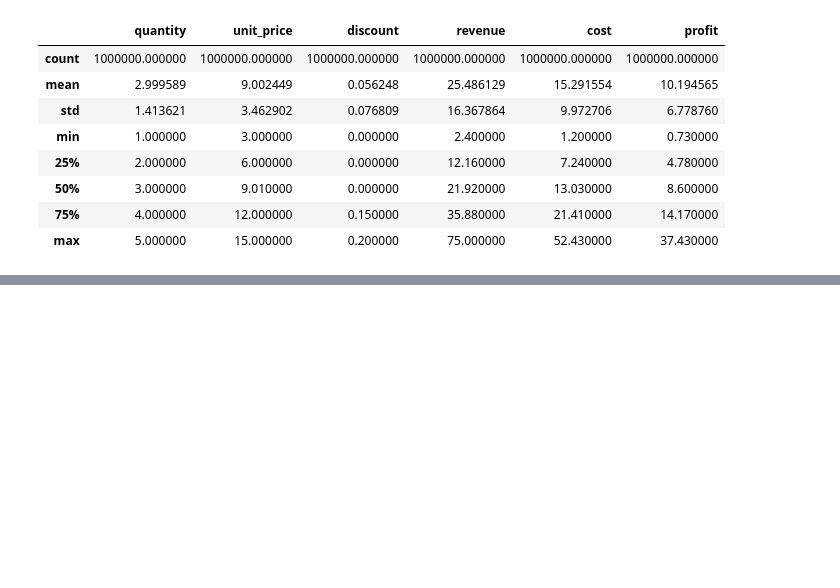
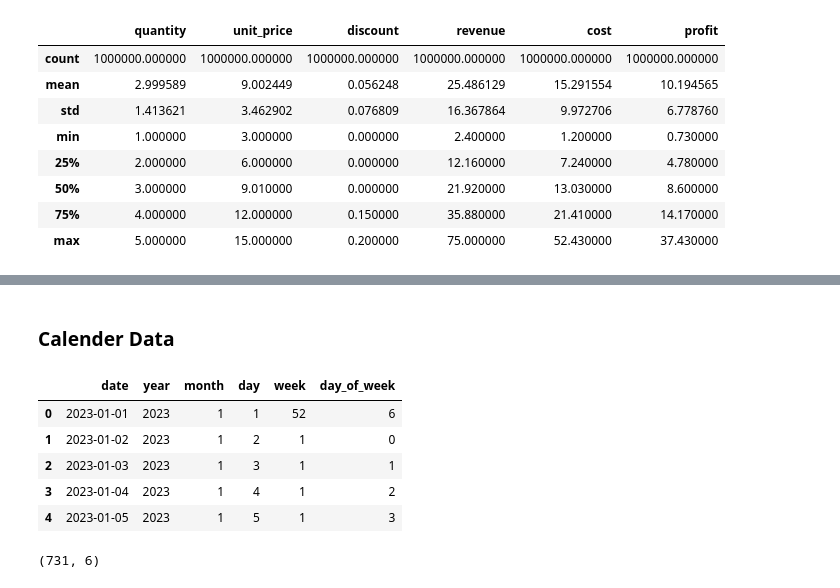
Before and after one commit to Abhaypanchal5/Data-Analytics-Portfolio, a Jupyter notebook: 04_End-To-End-Project/Chocolate sales/Notebook/notebook.ipynb, the cells around one changed output, grey strips where cells are left out. Cells and saved outputs as stored; diff of their text form; code cells hidden in the pictures; blank space fills up the shorter version.

```diff
--- a/04_End-To-End-Project/Chocolate sales/Notebook/notebook.ipynb
+++ b/04_End-To-End-Project/Chocolate sales/Notebook/notebook.ipynb
@@ -114,0 +233,15 @@ df_sales.describe()
+# %% [markdown]
+### **Calender Data**
+# %%
+df_calendar.head()
+# %% [output]
+|  | date | year | month | day | week | day_of_week |
+| 0 | 2023-01-01 | 2023 | 1 | 1 | 52 | 6 |
+| 1 | 2023-01-02 | 2023 | 1 | 2 | 1 | 0 |
+| 2 | 2023-01-03 | 2023 | 1 | 3 | 1 | 1 |
+| 3 | 2023-01-04 | 2023 | 1 | 4 | 1 | 2 |
+| 4 | 2023-01-05 | 2023 | 1 | 5 | 1 | 3 |
+# %%
+df_calendar.shape
+# %% [output]
+(731, 6)
```
Also changed, not shown: parts of 23 cells of this notebook.
